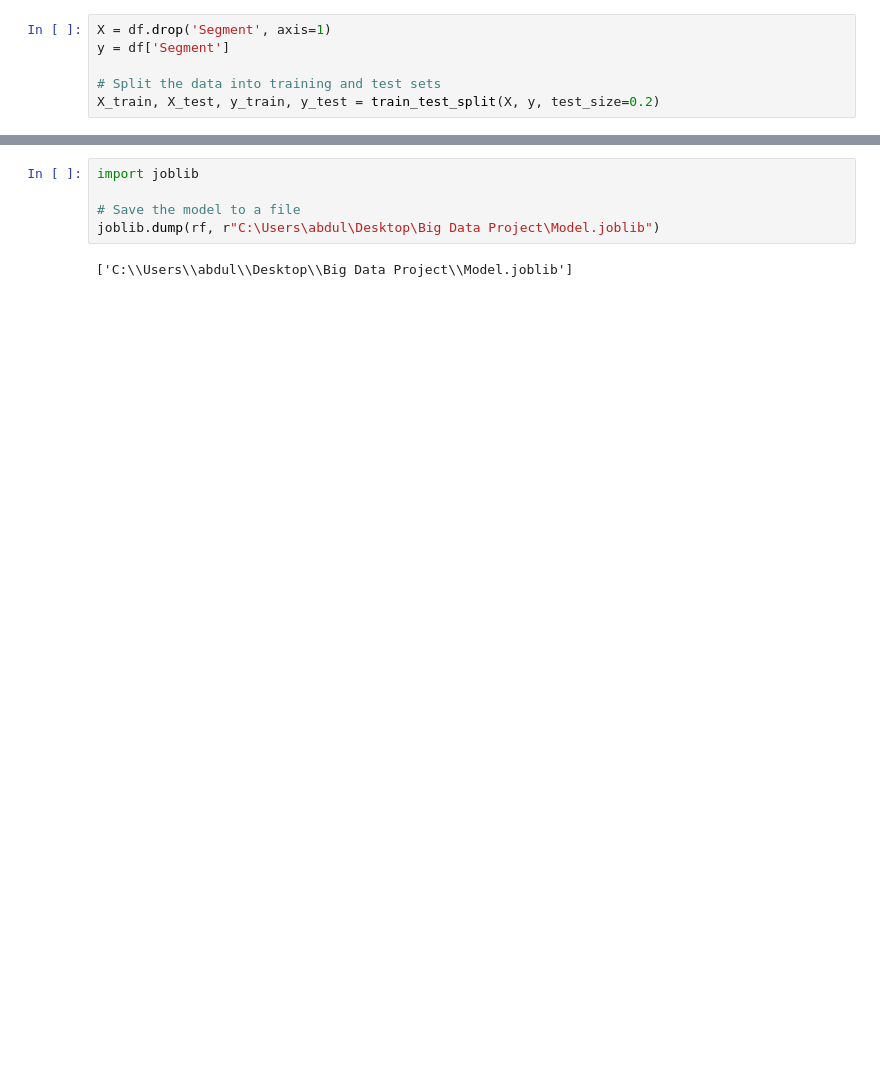
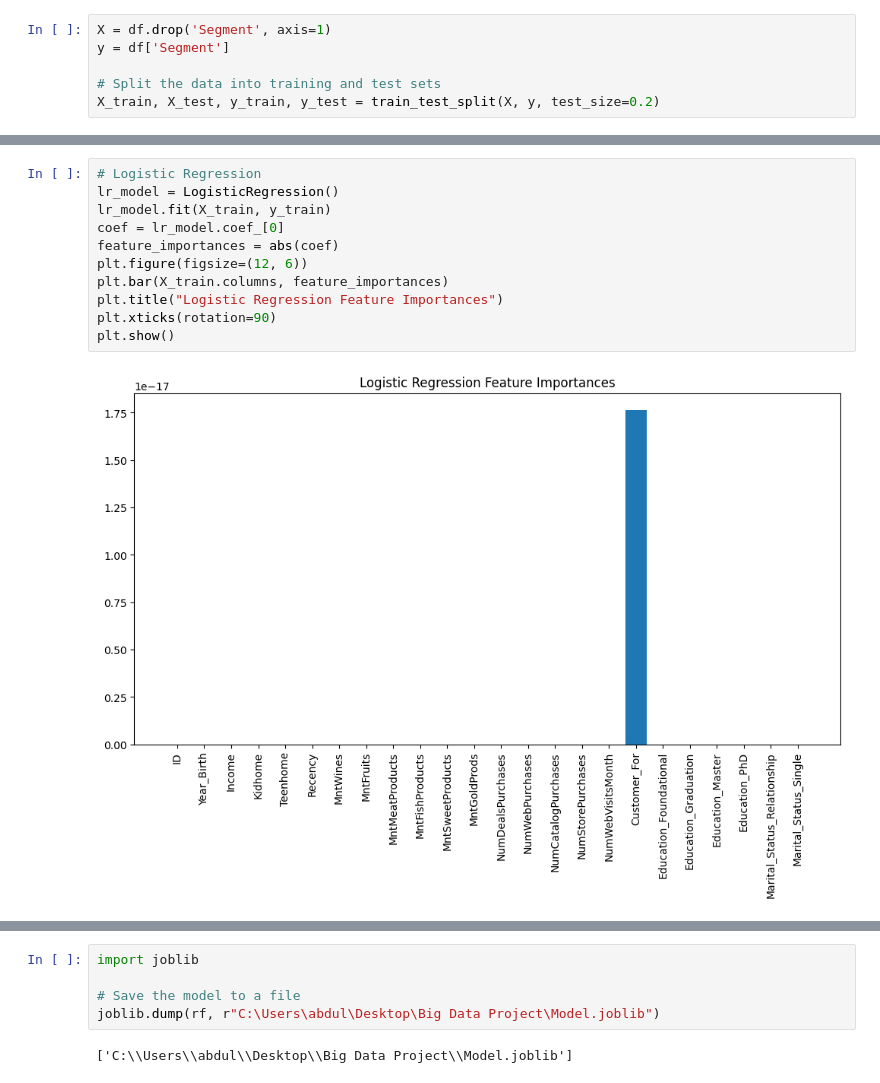
Before and after one commit to COMP3610-Group-H/Customer-Segmentation, a Jupyter notebook: Segment Classification.ipynb, the cells around one changed output, grey strips where cells are left out. Cells and saved outputs as stored; diff of their text form; blank space fills up the shorter version.

```diff
--- a/Segment Classification.ipynb
+++ b/Segment Classification.ipynb
@@ -234,0 +402,13 @@ for i in range(3):
+# %%
+# Logistic Regression
+lr_model = LogisticRegression()
+lr_model.fit(X_train, y_train)
+coef = lr_model.coef_[0]
+feature_importances = abs(coef)
+plt.figure(figsize=(12, 6))
+plt.bar(X_train.columns, feature_importances)
+plt.title("Logistic Regression Feature Importances")
+plt.xticks(rotation=90)
+plt.show()
+# %% [output]
+[figure, added]
```
Also changed, not shown: parts of 25 cells of this notebook.
